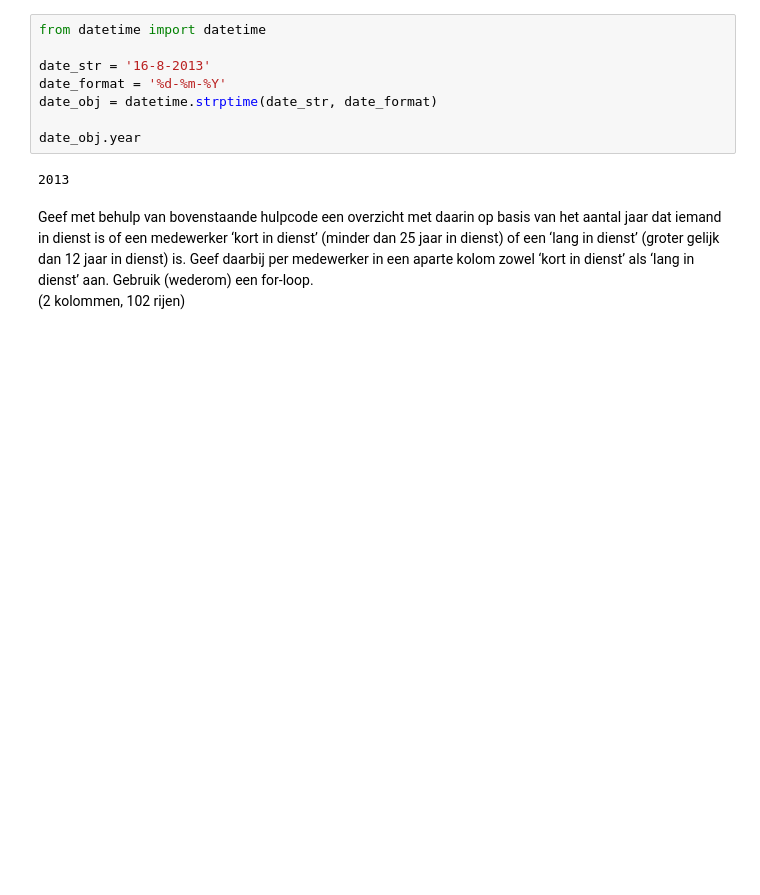
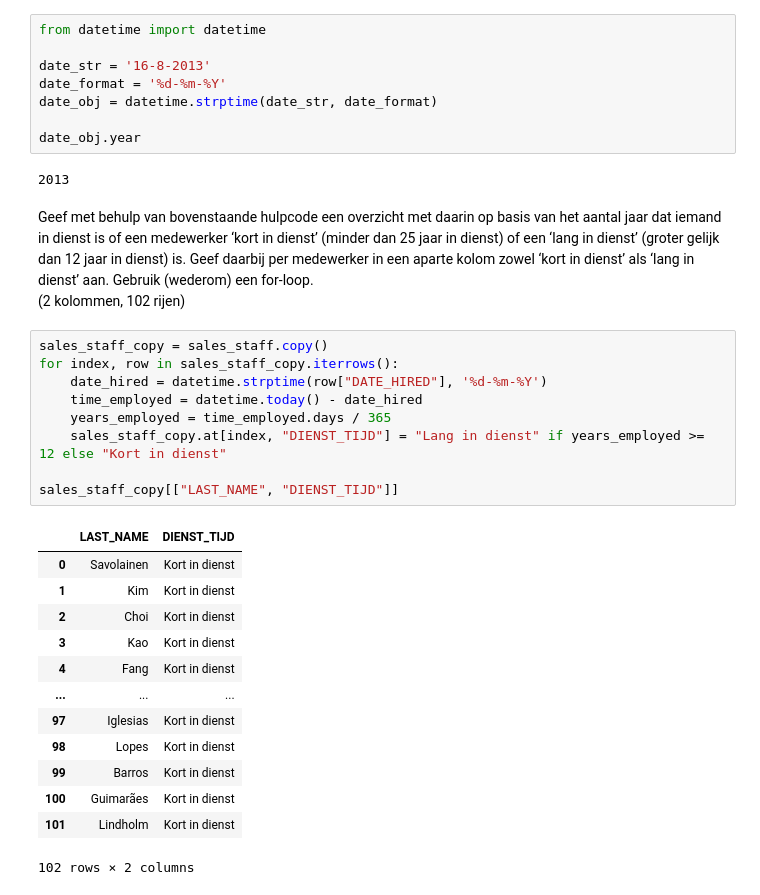
Before and after one commit to semkoolennl/SEM4-DEDS, a Jupyter notebook: week2/Practicum_2.3_Opdrachten.ipynb, the cells around one changed output. Drawn from its saved outputs; the diff is of its cells as text; blank space fills up the shorter version.

```diff
--- a/week2/Practicum_2.3_Opdrachten.ipynb
+++ b/week2/Practicum_2.3_Opdrachten.ipynb
@@ -561,3 +612,26 @@ date_obj.year
 # %% [markdown]
 Geef met behulp van bovenstaande hulpcode een overzicht met daarin op basis van het aantal jaar dat iemand in dienst is of een medewerker ‘kort in dienst’ (minder dan 25 jaar in dienst) of een ‘lang in dienst’ (groter gelijk dan 12 jaar in dienst) is. Geef daarbij per medewerker in een aparte kolom zowel ‘kort in dienst’ als ‘lang in dienst’ aan. Gebruik (wederom) een for-loop.<br>
 (2 kolommen, 102 rijen)
+# %%
+sales_staff_copy = sales_staff.copy()
+for index, row in sales_staff_copy.iterrows():
+    date_hired = datetime.strptime(row["DATE_HIRED"], '%d-%m-%Y')
+    time_employed = datetime.today() - date_hired
+    years_employed = time_employed.days / 365
+    sales_staff_copy.at[index, "DIENST_TIJD"] = "Lang in dienst" if years_employed >= 12 else "Kort in dienst"
+
+sales_staff_copy[["LAST_NAME", "DIENST_TIJD"]]
+# %% [output]
+|  | LAST_NAME | DIENST_TIJD |
+| 0 | Savolainen | Kort in dienst |
+| 1 | Kim | Kort in dienst |
+| 2 | Choi | Kort in dienst |
+| 3 | Kao | Kort in dienst |
+| 4 | Fang | Kort in dienst |
+| ... | ... | ... |
+| 97 | Iglesias | Kort in dienst |
+| 98 | Lopes | Kort in dienst |
+| 99 | Barros | Kort in dienst |
+| 100 | Guimarães | Kort in dienst |
+| 101 | Lindholm | Kort in dienst |
+102 rows × 2 columns
```
Also changed, not shown: parts of 3 cells of this notebook, 6 other files.
